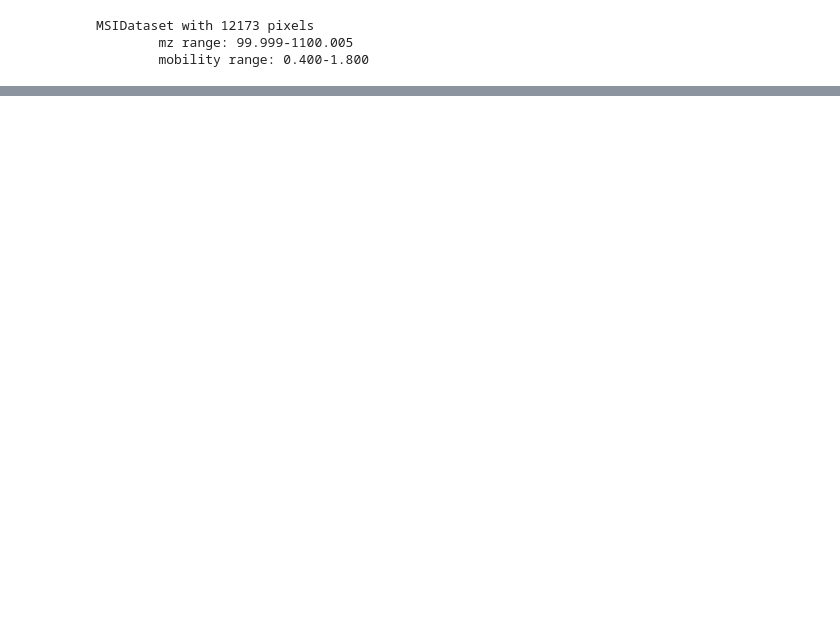
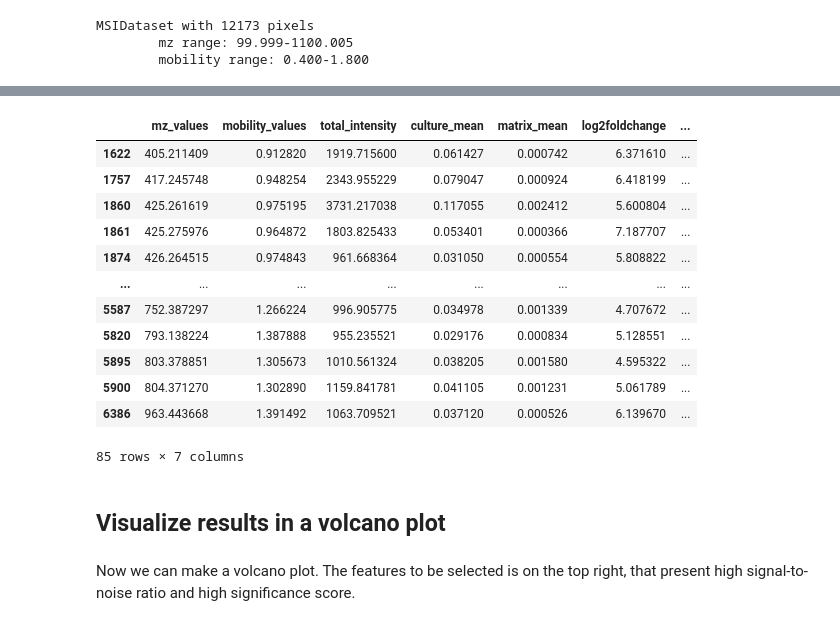
Before and after one commit to YinyueZhu/TIMSImaging, a Jupyter notebook: notebooks/Vignette5/5-microbial_culture.ipynb, the cells around one changed output, grey strips where cells are left out. Cells and saved outputs as stored; diff of their text form; code cells hidden in the pictures; blank space fills up the shorter version.

```diff
--- a/notebooks/Vignette5/5-microbial_culture.ipynb
+++ b/notebooks/Vignette5/5-microbial_culture.ipynb
@@ -130,0 +124,19 @@ show(results["viz"])
+# %%
+stats_filtered = stats.loc[(stats["log2foldchange"]>4) & (stats["neg_log10_pvalue"]>50)]
+stats_filtered
+# %% [output]
+|  | mz_values | mobility_values | total_intensity | culture_mean | matrix_mean | log2foldchange | ... |
+| 1622 | 405.211409 | 0.912820 | 1919.715600 | 0.061427 | 0.000742 | 6.371610 | ... |
+| 1757 | 417.245748 | 0.948254 | 2343.955229 | 0.079047 | 0.000924 | 6.418199 | ... |
+| 1860 | 425.261619 | 0.975195 | 3731.217038 | 0.117055 | 0.002412 | 5.600804 | ... |
+| 1861 | 425.275976 | 0.964872 | 1803.825433 | 0.053401 | 0.000366 | 7.187707 | ... |
+| 1874 | 426.264515 | 0.974843 | 961.668364 | 0.031050 | 0.000554 | 5.808822 | ... |
+| ... | ... | ... | ... | ... | ... | ... | ... |
+| 5587 | 752.387297 | 1.266224 | 996.905775 | 0.034978 | 0.001339 | 4.707672 | ... |
+| 5820 | 793.138224 | 1.387888 | 955.235521 | 0.029176 | 0.000834 | 5.128551 | ... |
+| 5895 | 803.378851 | 1.305673 | 1010.561324 | 0.038205 | 0.001580 | 4.595322 | ... |
+| 5900 | 804.371270 | 1.302890 | 1159.841781 | 0.041105 | 0.001231 | 5.061789 | ... |
+| 6386 | 963.443668 | 1.391492 | 1063.709521 | 0.037120 | 0.000526 | 6.139670 | ... |
+85 rows × 7 columns
+# %% [markdown]
+## Visualize results in a volcano plot
@@ -130,0 +147,2 @@ show(results["viz"])
+# %% [markdown]
+Now we can make a volcano plot. The features to be selected is on the top right, that present high signal-to-noise ratio and high significance score.
```
Also changed, not shown: parts of 61 cells of this notebook, 14 other files.
